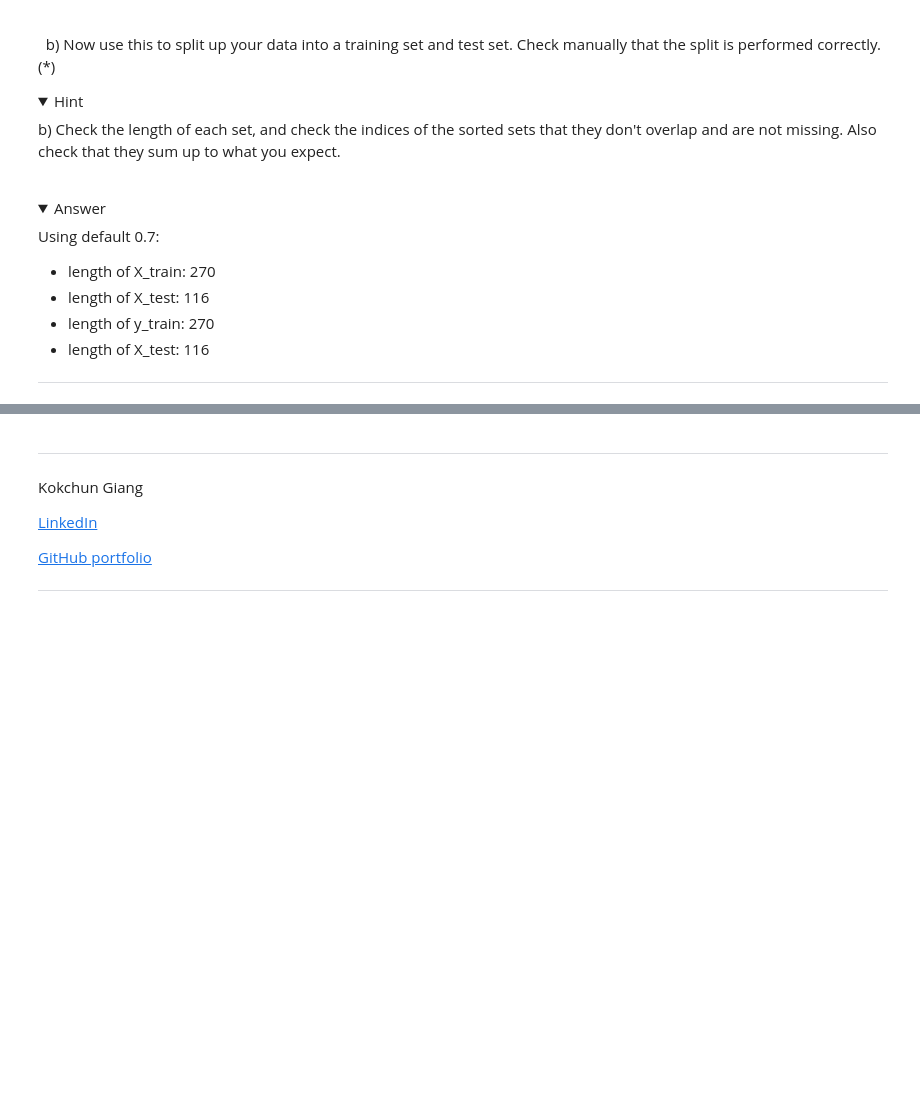
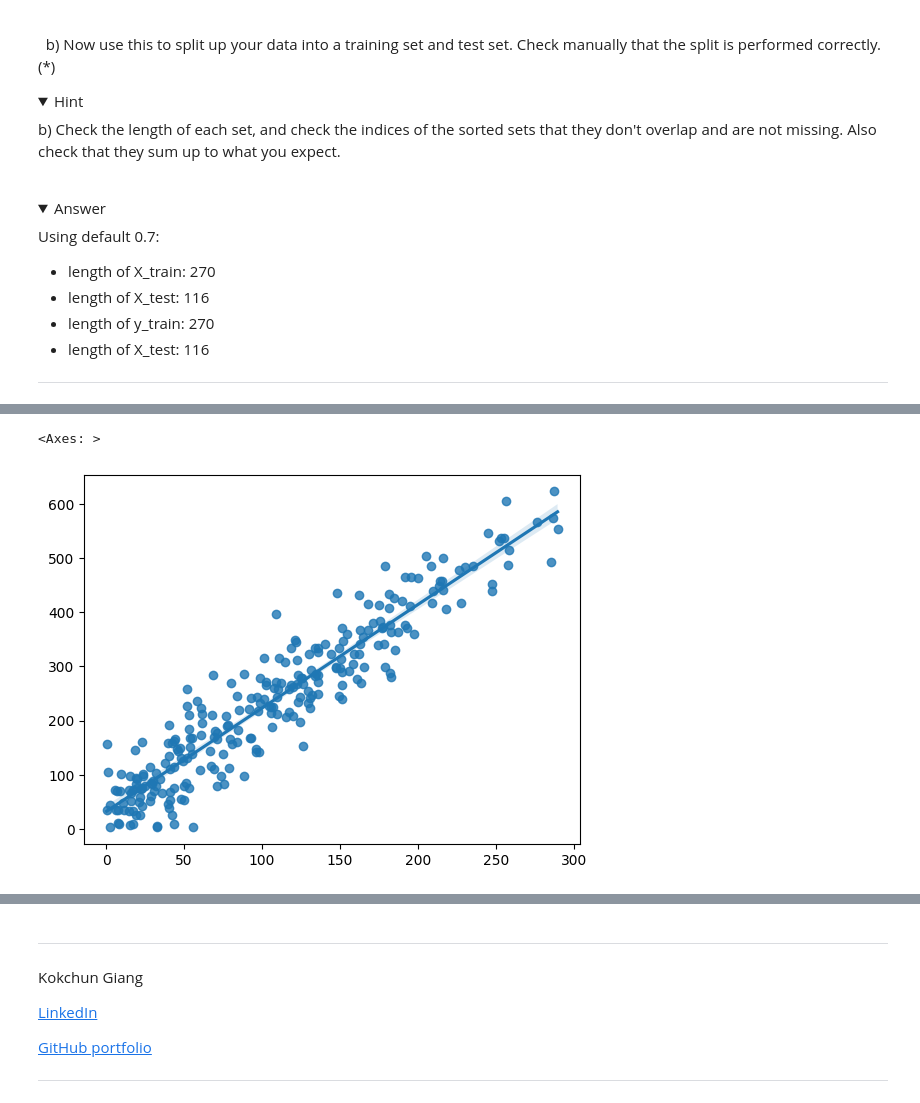
Before and after one commit to AlbotGoodman/machine-learning, a Jupyter notebook: Exercises/E00_linear_regression.ipynb, the cells around one changed output, grey strips where cells are left out. Drawn from its saved outputs; the diff is of its cells as text; code cells hidden in the pictures; folded sections open; blank space fills up the shorter version.

```diff
--- a/Exercises/E00_linear_regression.ipynb
+++ b/Exercises/E00_linear_regression.ipynb
@@ -208,3 +232,8 @@ It is important to keep track of the shapes of the vectors, matrices in order fo
+# %%
+sns.regplot(x=X_train, y=y_train)
+# %% [output]
+<Axes: >
+[figure, added]
 # %% [markdown]
 ## 3. Prediction and evaluation (*)
 
```
Also changed, not shown: parts of 4 cells of this notebook, 1 other file.
